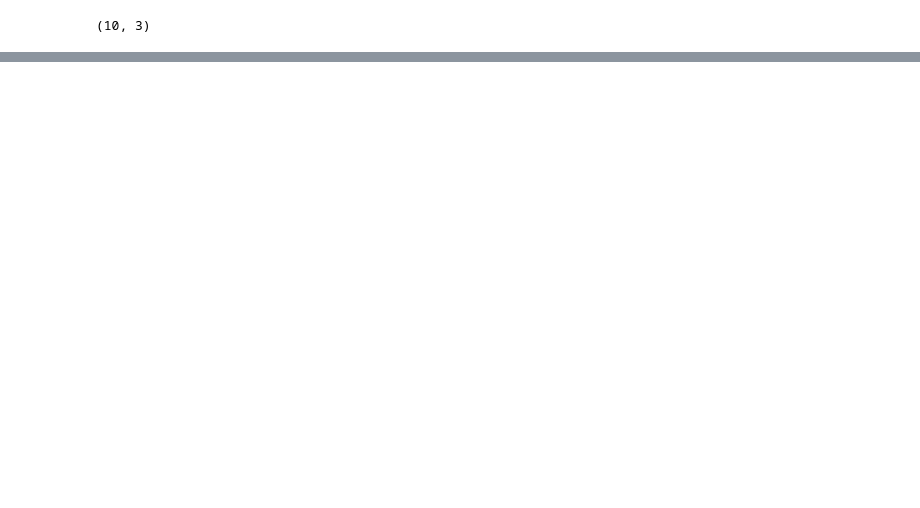
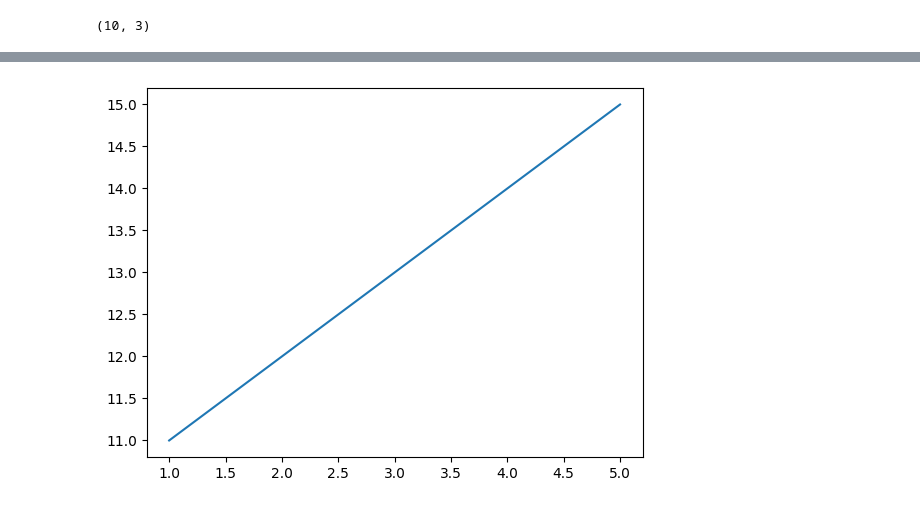
Before and after one commit to Gkcoli/CCMACLRL_EXERCISES_COM222-ML, a Jupyter notebook: Untitled1.ipynb, the cells around one changed output, grey strips where cells are left out. Cells and saved outputs as stored; diff of their text form; code cells hidden in the pictures; blank space fills up the shorter version.

```diff
--- a/Untitled1.ipynb
+++ b/Untitled1.ipynb
@@ -307,0 +227,7 @@ dataframe.drop(columns=["age"], inplace=True)
+# %%
+Y = [11,12,13,14,15]
+
+plt.plot(x1, Y)
+plt.show()
+# %% [output]
+[figure, added]
```
Also changed, not shown: parts of 11 cells of this notebook.
